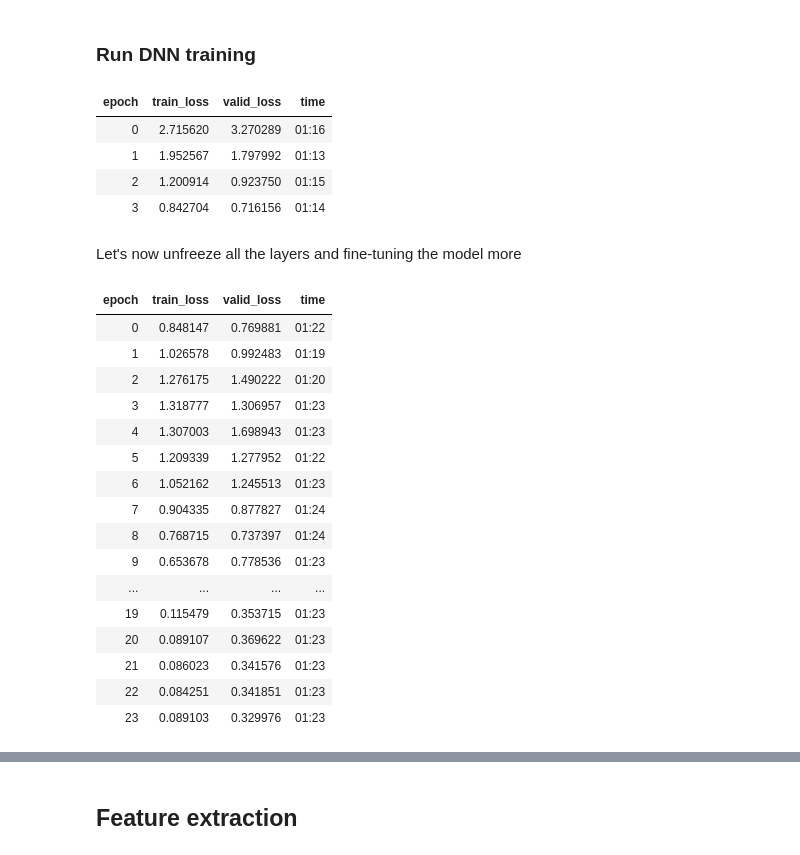
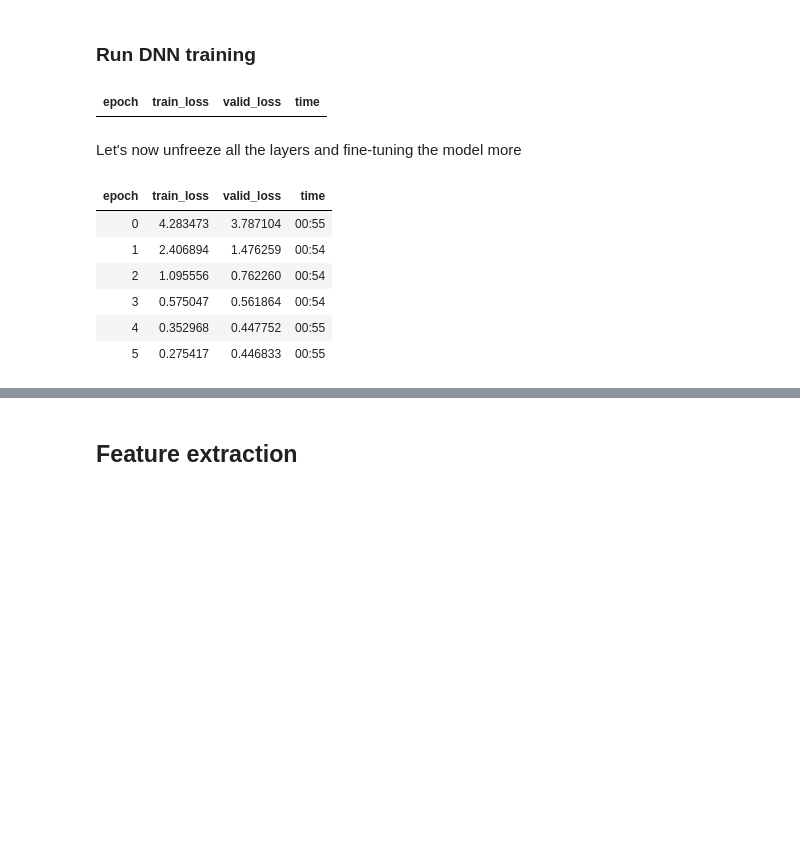
Before and after one commit to youngpark/computervision-recipes, a Jupyter notebook: scenarios/similarity/02_split_by_class.ipynb, the cells around one changed output, grey strips where cells are left out. Cells and saved outputs as stored; diff of their text form; code cells hidden in the pictures; blank space fills up the shorter version.

```diff
--- a/scenarios/similarity/02_split_by_class.ipynb
+++ b/scenarios/similarity/02_split_by_class.ipynb
@@ -150,10 +181,14 @@ from fastai.layers import FlattenedLoss
 from IPython.core.debugger import set_trace
 
 NUMBER_CLASSES = len(data_finetune.classes)
-FEATURE_DIM = learn.model[1][-1].in_features
-#device = torch.device("cuda") if torch.cuda.is_available() else torch.device("cpu")
 device = fastai.torch_core.defaults.device
 print(f"Using torch device: {device}")
+
+
+if BO_REMOVE_ALL_HEAD:
+    FEATURE_DIM = 2048
+else:
+    FEATURE_DIM = 512 #4096 #512   #learn.model[1][-1].in_features
 
 
 # Copied and slightly modified from:
@@ -162,7 +197,6 @@ class NormSoftmaxLoss(nn.Module):
     """
     L2 normalize weights and apply temperature scaling on logits.
     """
-
     def __init__(self, dim=EMBEDDING_DIM, num_instances=NUMBER_CLASSES, temperature=TEMPERATURE):
         super(NormSoftmaxLoss, self).__init__()
         self.weight = nn.Parameter(torch.Tensor(num_instances, dim)).cuda(device)
@@ -173,24 +207,30 @@ class NormSoftmaxLoss(nn.Module):
         self.loss_fn = nn.CrossEntropyLoss()
 
     def forward(self, embeddings, instance_targets):
-        #norm_emb = nn.functional.normalize(embeddings, dim=1)
         norm_weight = nn.functional.normalize(self.weight, dim=1)
         prediction_logits = nn.functional.linear(embeddings, norm_weight)
         loss = self.loss_fn(prediction_logits / self.temperature, instance_targets)
         return loss
 
+
 class EmbeddedFeatureWrapper(nn.Module):
     def __init__(self, input_dim=FEATURE_DIM, output_dim=EMBEDDING_DIM):
         super(EmbeddedFeatureWrapper, self).__init__()
+        if BO_REMOVE_ALL_HEAD:
+            self.pool = nn.AdaptiveAvgPool2d(1)
         self.standardize = nn.LayerNorm(input_dim, elementwise_affine = False)
         self.remap = None
         if input_dim != output_dim:
+           sdf
            self.remap = nn.Linear(input_dim, output_dim, bias = False).cuda(device)
 
     def forward(self, x):
+        if BO_REMOVE_ALL_HEAD:
+            x = self.pool(x)
         x = x.view(x.size(0), -1)
         x = self.standardize(x)
         if self.remap:
+           sdf
            x = self.remap(x)
         x = nn.functional.normalize(x, dim=1)
         return x
@@ -246,0 +239,20 @@ Sequential(
+# %%
+if use_norm_softmax_loss:
+    # Update loss function from section 3.2 in the paper
+    learn.loss_func = FlattenedLoss(NormSoftmaxLoss)
+
+    # Update model
+    print("** Before model modification **")
+    print(learn.model[1])
+
+    if not BO_REMOVE_ALL_HEAD:
+        ### modules = [l for l in learn.model[1][:2]] # remove also batch-norm -- likely worse results than keeping it
+        #modules = [l for l in learn.model[1][:3]]  # keep batch-norm
+        modules = [l for l in learn.model[1][:-1]] # keep even down-projecting to 512 value
+        modules.append(EmbeddedFeatureWrapper())
+        learn.model[1] = torch.nn.Sequential(*modules)
+    else:
+        learn.model[1] = EmbeddedFeatureWrapper()
+
+    print("\n** After model modification **")
+    print(learn.model[1])
@@ -248,12 +280,8 @@ Sequential(
 ### Run DNN training
 # %%
 # Train the last layer using a larger rate since most of the DNN is fixed.
-learn.fit_one_cycle(EPOCHS_HEAD, 10* LEARNING_RATE) #, callbacks = [MyCallback()])
+learn.fit_one_cycle(EPOCHS_HEAD, HEAD_LEARNING_RATE)
 # %% [output]
 | epoch | train_loss | valid_loss | time |
-| 0 | 2.715620 | 3.270289 | 01:16 |
-| 1 | 1.952567 | 1.797992 | 01:13 |
-| 2 | 1.200914 | 0.923750 | 01:15 |
-| 3 | 0.842704 | 0.716156 | 01:14 |
 # %% [markdown]
 Let's now unfreeze all the layers and fine-tuning the model more
@@ -260,21 +290,10 @@ Let's now unfreeze all the layers and fine-tuning the model more
 # %%
-learn.unfreeze()
-learn.fit_one_cycle(EPOCHS_BODY, LEARNING_RATE)
+learn.fit_one_cycle(EPOCHS_BODY, BODY_LEARNING_RATE)
 # %% [output]
 | epoch | train_loss | valid_loss | time |
-| 0 | 0.848147 | 0.769881 | 01:22 |
-| 1 | 1.026578 | 0.992483 | 01:19 |
-| 2 | 1.276175 | 1.490222 | 01:20 |
-| 3 | 1.318777 | 1.306957 | 01:23 |
-| 4 | 1.307003 | 1.698943 | 01:23 |
-| 5 | 1.209339 | 1.277952 | 01:22 |
-| 6 | 1.052162 | 1.245513 | 01:23 |
-| 7 | 0.904335 | 0.877827 | 01:24 |
-| 8 | 0.768715 | 0.737397 | 01:24 |
-| 9 | 0.653678 | 0.778536 | 01:23 |
-| ... | ... | ... | ... |
-| 19 | 0.115479 | 0.353715 | 01:23 |
-| 20 | 0.089107 | 0.369622 | 01:23 |
-| 21 | 0.086023 | 0.341576 | 01:23 |
-| 22 | 0.084251 | 0.341851 | 01:23 |
-| 23 | 0.089103 | 0.329976 | 01:23 |
+| 0 | 4.283473 | 3.787104 | 00:55 |
+| 1 | 2.406894 | 1.476259 | 00:54 |
+| 2 | 1.095556 | 0.762260 | 00:54 |
+| 3 | 0.575047 | 0.561864 | 00:54 |
+| 4 | 0.352968 | 0.447752 | 00:55 |
+| 5 | 0.275417 | 0.446833 | 00:55 |
```
Also changed, not shown: parts of 20 cells of this notebook.
